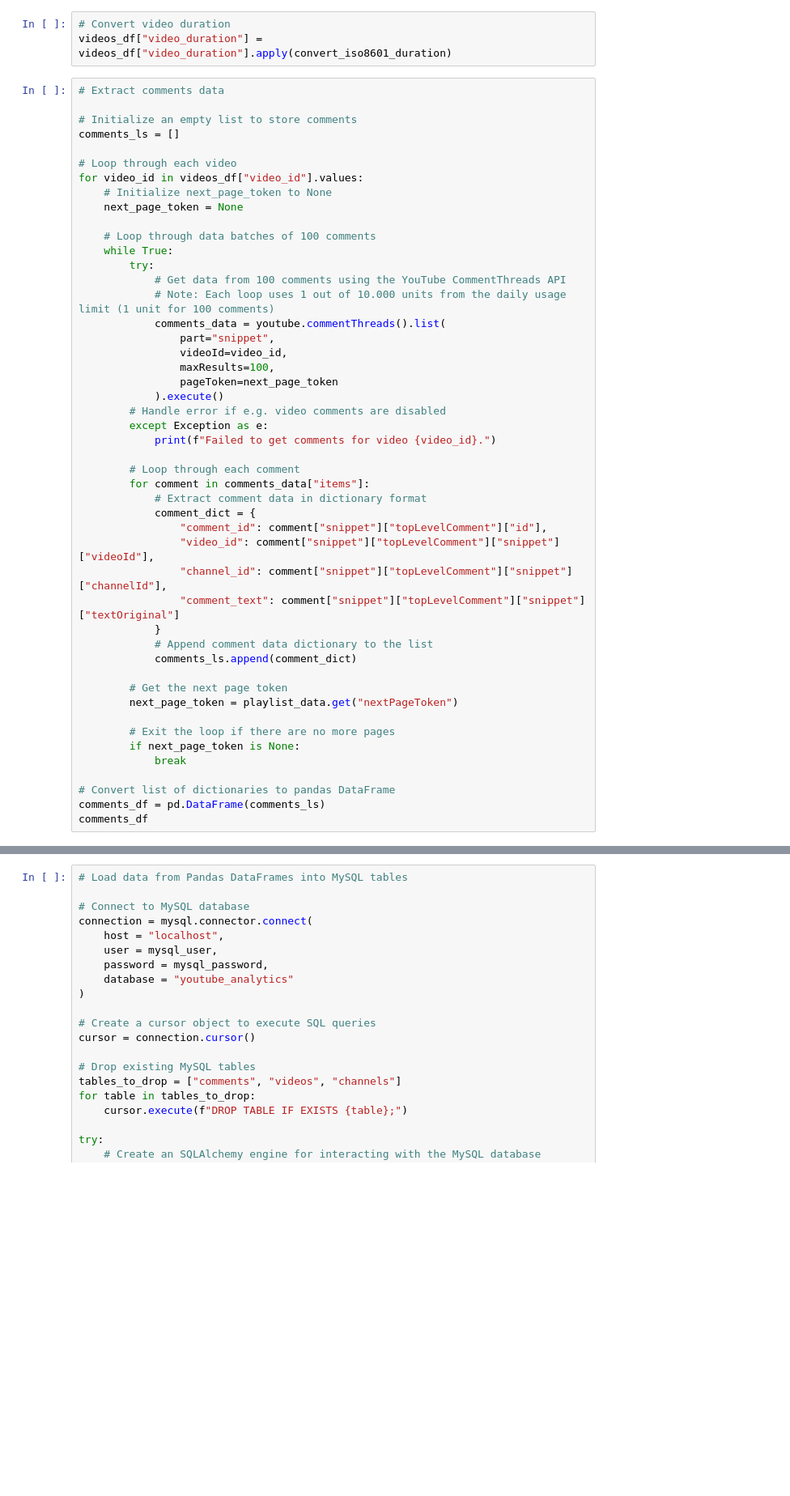
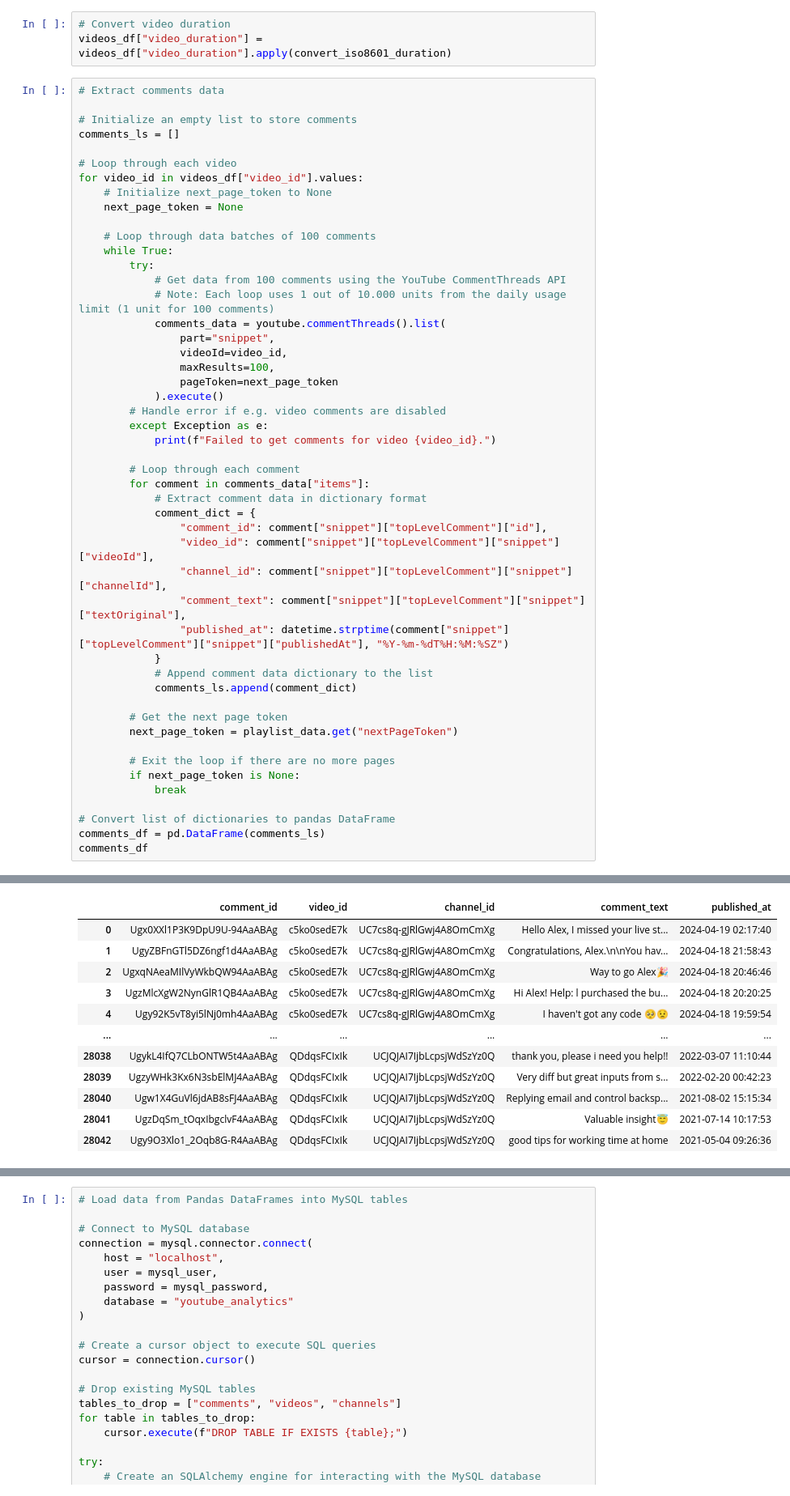
Before and after one commit to JensBender/youtube-channel-analytics, a Jupyter notebook: exploration.ipynb, the cells around one changed output, grey strips where cells are left out. Shown at 81% size. Drawn from its saved outputs; the diff is of its cells as text; blank space fills up the shorter version.

Commit message:
In exploration.ipynb, extract datetime of publication of comments and store in pandas df

```diff
--- a/exploration.ipynb
+++ b/exploration.ipynb
@@ -231,7 +231,8 @@ for video_id in videos_df["video_id"].values:
                 "comment_id": comment["snippet"]["topLevelComment"]["id"],
                 "video_id": comment["snippet"]["topLevelComment"]["snippet"]["videoId"],
                 "channel_id": comment["snippet"]["topLevelComment"]["snippet"]["channelId"],
-                "comment_text": comment["snippet"]["topLevelComment"]["snippet"]["textOriginal"]
+                "comment_text": comment["snippet"]["topLevelComment"]["snippet"]["textOriginal"],
+                "published_at": datetime.strptime(comment["snippet"]["topLevelComment"]["snippet"]["publishedAt"], "%Y-%m-%dT%H:%M:%SZ")
             }
             # Append comment data dictionary to the list
             comments_ls.append(comment_dict)
@@ -246,3 +247,4 @@ for video_id in videos_df["video_id"].values:
 # Convert list of dictionaries to pandas DataFrame
 comments_df = pd.DataFrame(comments_ls)
 comments_df
+# %% [output]
@@ -248,0 +252,12 @@ comments_df
+|  | comment_id | video_id | channel_id | comment_text | published_at |
+| 0 | Ugx0XXl1P3K9DpU9U-94AaABAg | c5ko0sedE7k | UC7cs8q-gJRlGwj4A8OmCmXg | Hello Alex, I missed your live st... | 2024-04-19 02:17:40 |
+| 1 | UgyZBFnGTl5DZ6ngf1d4AaABAg | c5ko0sedE7k | UC7cs8q-gJRlGwj4A8OmCmXg | Congratulations, Alex.\n\nYou hav... | 2024-04-18 21:58:43 |
+| 2 | UgxqNAeaMIlVyWkbQW94AaABAg | c5ko0sedE7k | UC7cs8q-gJRlGwj4A8OmCmXg | Way to go Alex🎉 | 2024-04-18 20:46:46 |
+| 3 | UgzMlcXgW2NynGlR1QB4AaABAg | c5ko0sedE7k | UC7cs8q-gJRlGwj4A8OmCmXg | Hi Alex! Help: l purchased the bu... | 2024-04-18 20:20:25 |
+| 4 | Ugy92K5vT8yi5lNj0mh4AaABAg | c5ko0sedE7k | UC7cs8q-gJRlGwj4A8OmCmXg | I haven't got any code 🥺😟 | 2024-04-18 19:59:54 |
+| ... | ... | ... | ... | ... | ... |
+| 28038 | UgykL4IfQ7CLbONTW5t4AaABAg | QDdqsFCIxIk | UCJQJAI7IjbLcpsjWdSzYz0Q | thank you, please i need you help!! | 2022-03-07 11:10:44 |
+| 28039 | UgzyWHk3Kx6N3sbElMJ4AaABAg | QDdqsFCIxIk | UCJQJAI7IjbLcpsjWdSzYz0Q | Very diff but great inputs from s... | 2022-02-20 00:42:23 |
+| 28040 | Ugw1X4GuVl6jdAB8sFJ4AaABAg | QDdqsFCIxIk | UCJQJAI7IjbLcpsjWdSzYz0Q | Replying email and control backsp... | 2021-08-02 15:15:34 |
+| 28041 | UgzDqSm_tOqxIbgclvF4AaABAg | QDdqsFCIxIk | UCJQJAI7IjbLcpsjWdSzYz0Q | Valuable insight😇 | 2021-07-14 10:17:53 |
+| 28042 | Ugy9O3Xlo1_2Oqb8G-R4AaABAg | QDdqsFCIxIk | UCJQJAI7IjbLcpsjWdSzYz0Q | good tips for working time at home | 2021-05-04 09:26:36 |
```
Also changed, not shown: parts of 1 cell of this notebook.
